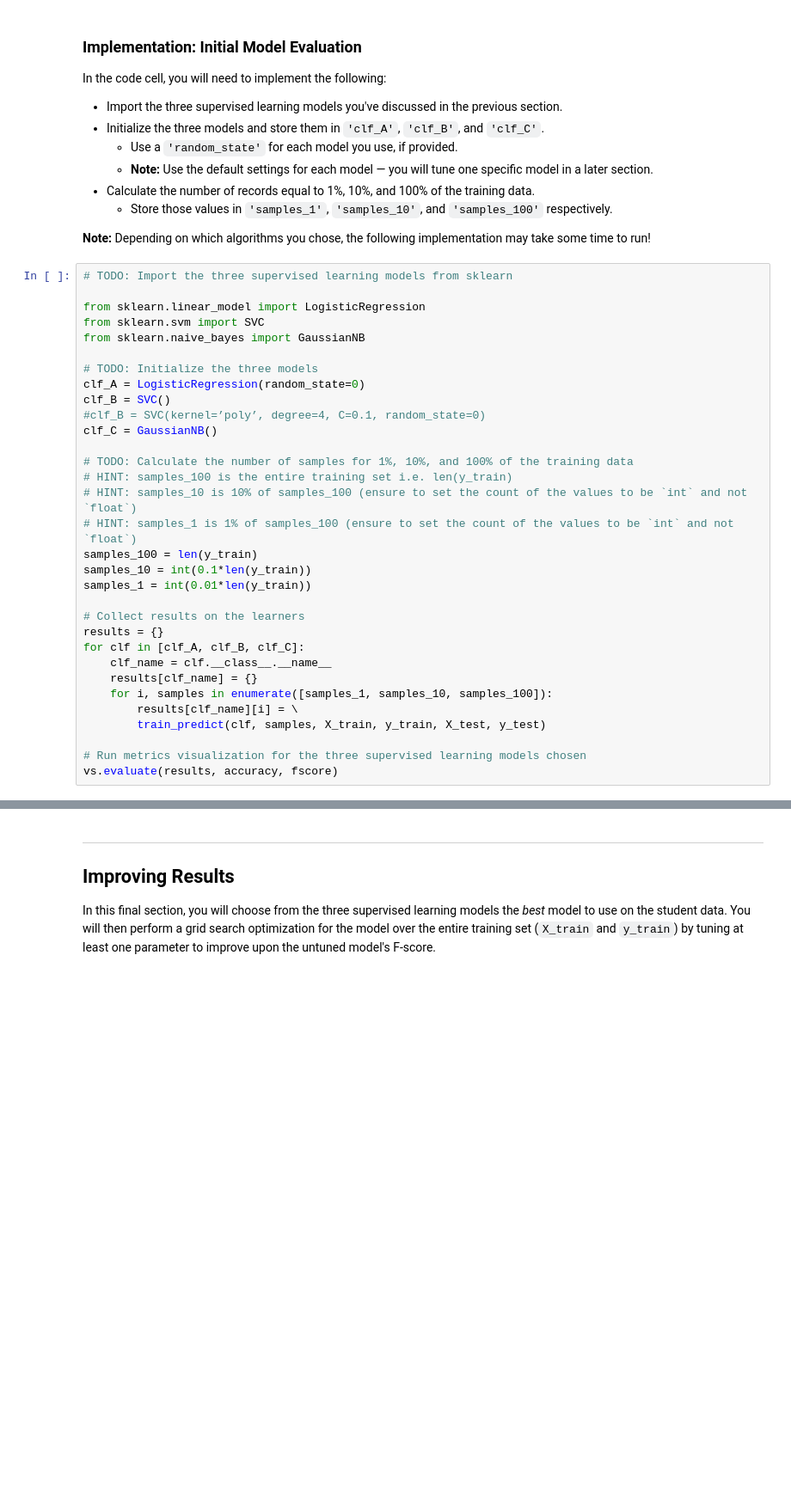
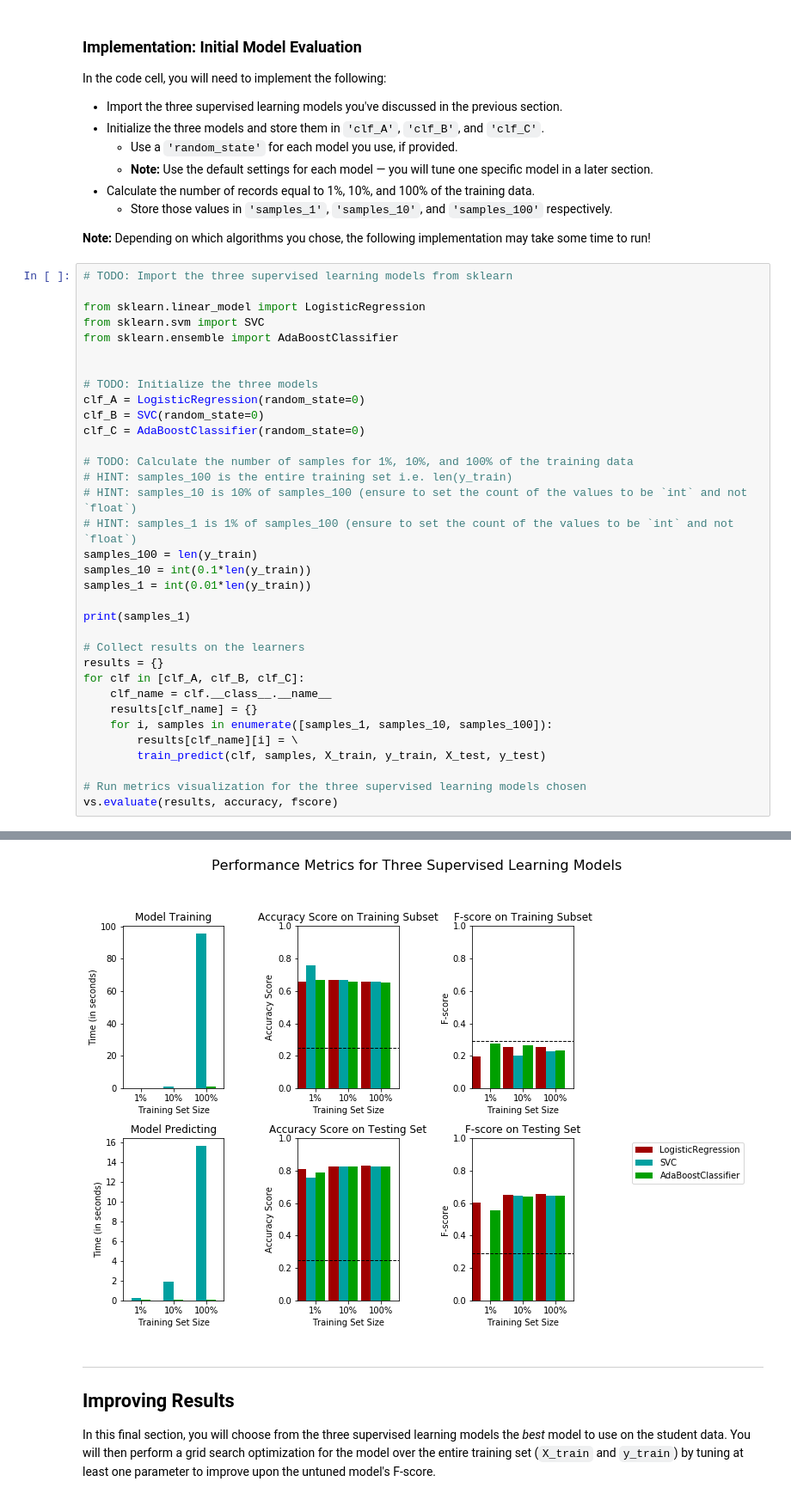
Before and after one commit to emmanuelsevrin/machine-learning, a Jupyter notebook: projects/finding_donors/finding_donors.ipynb, the cells around one changed output, grey strips where cells are left out. Shown at 86% size. Drawn from its saved outputs; the diff is of its cells as text; blank space fills up the shorter version.

```diff
--- a/projects/finding_donors/finding_donors.ipynb
+++ b/projects/finding_donors/finding_donors.ipynb
@@ -420,13 +421,13 @@ In the code cell, you will need to implement the following:
 
 from sklearn.linear_model import LogisticRegression
 from sklearn.svm import SVC
-from sklearn.naive_bayes import GaussianNB
+from sklearn.ensemble import AdaBoostClassifier
+
 
 # TODO: Initialize the three models
 clf_A = LogisticRegression(random_state=0)
-clf_B = SVC()
-#clf_B = SVC(kernel=’poly’, degree=4, C=0.1, random_state=0)
-clf_C = GaussianNB()
+clf_B = SVC(random_state=0)
+clf_C = AdaBoostClassifier(random_state=0)
 
 # TODO: Calculate the number of samples for 1%, 10%, and 100% of the training data
 # HINT: samples_100 is the entire training set i.e. len(y_train)
@@ -435,6 +436,8 @@ clf_C = GaussianNB()
 samples_100 = len(y_train)
 samples_10 = int(0.1*len(y_train))
 samples_1 = int(0.01*len(y_train))
+
+print(samples_1)
 
 # Collect results on the learners
 results = {}
@@ -447,3 +450,4 @@ for clf in [clf_A, clf_B, clf_C]:
 
 # Run metrics visualization for the three supervised learning models chosen
 vs.evaluate(results, accuracy, fscore)
+# %% [output]
@@ -450,3 +464,4 @@ vs.evaluate(results, accuracy, fscore)
+[figure, added]
 # %% [markdown]
 ----
 ## Improving Results
```
Also changed, not shown: parts of 18 cells of this notebook, 1 other file.
